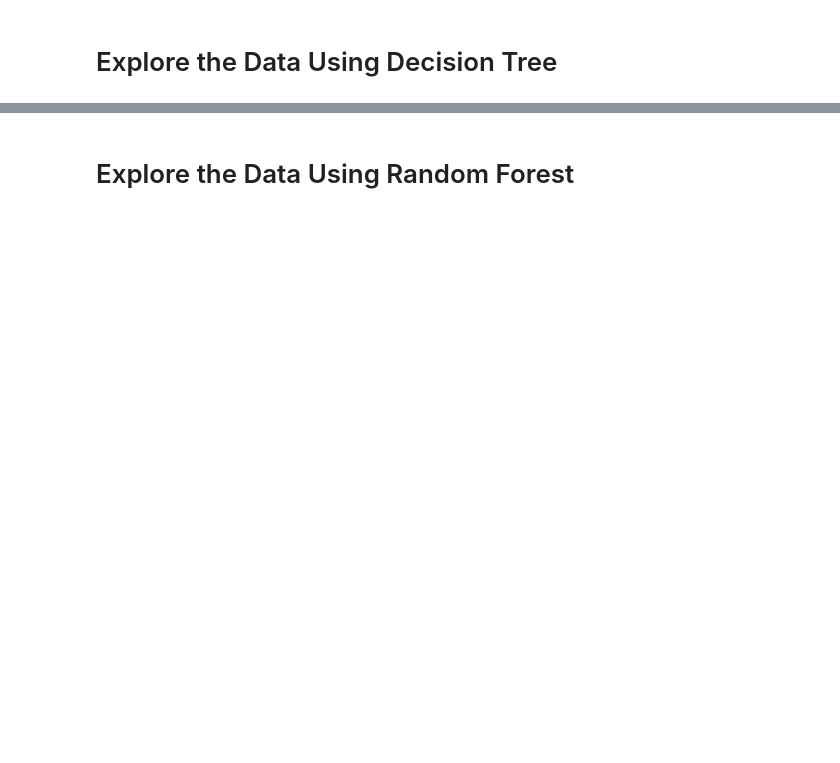
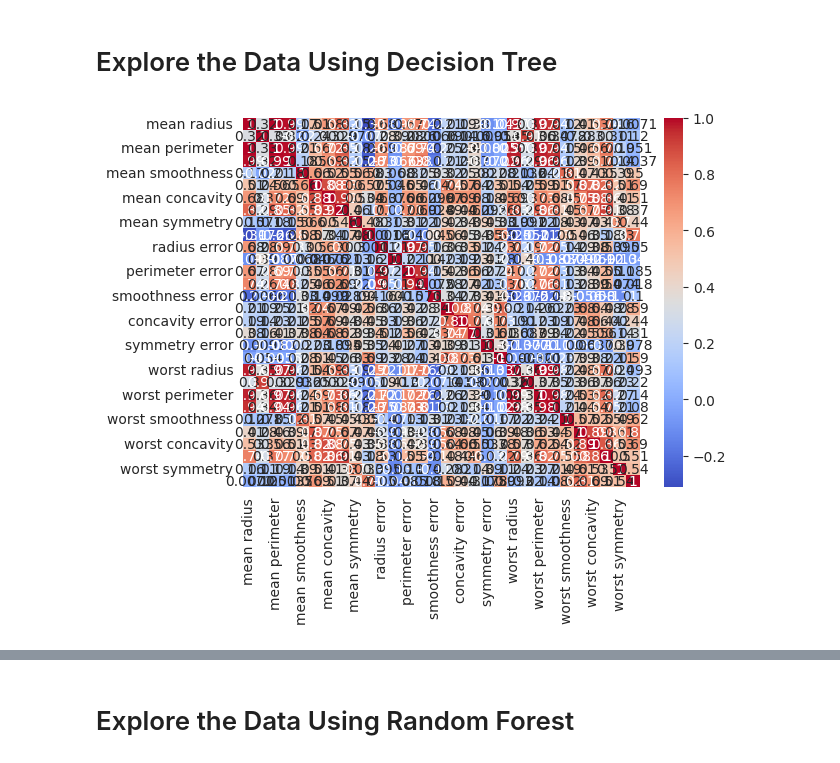
Before and after one commit to raiutarii/UTS-Mechine-Learning, a Jupyter notebook: UTS_Machine_Learning_Rai_Barokah_Utari.ipynb, the cells around one changed output, grey strips where cells are left out. Saved outputs shown, nothing was run; the diff lists cells and outputs as text; code cells hidden in the pictures; blank space fills up the shorter version.

```diff
--- a/UTS_Machine_Learning_Rai_Barokah_Utari.ipynb
+++ b/UTS_Machine_Learning_Rai_Barokah_Utari.ipynb
@@ -126 +128,13 @@ print("With ccp_alpha: {}".format(ccp_alphas[-1]))
+# %%
+
+X, y = load_breast_cancer(return_X_y=True)
+col_names = load_breast_cancer()['feature_names']
+df = pd.DataFrame(X, columns=col_names)
+df['diagnosis'] = y
+df['diagnosis'] = df['diagnosis'].map({1: 'M', 0: 'B'})
+corr_matrix = df.corr()
+sns.heatmap(corr_matrix, cmap='coolwarm', annot=True)
+plt.show()
+# %% [output]
+[figure, added]
 # %%
```
Also changed, not shown: parts of 21 cells of this notebook.
